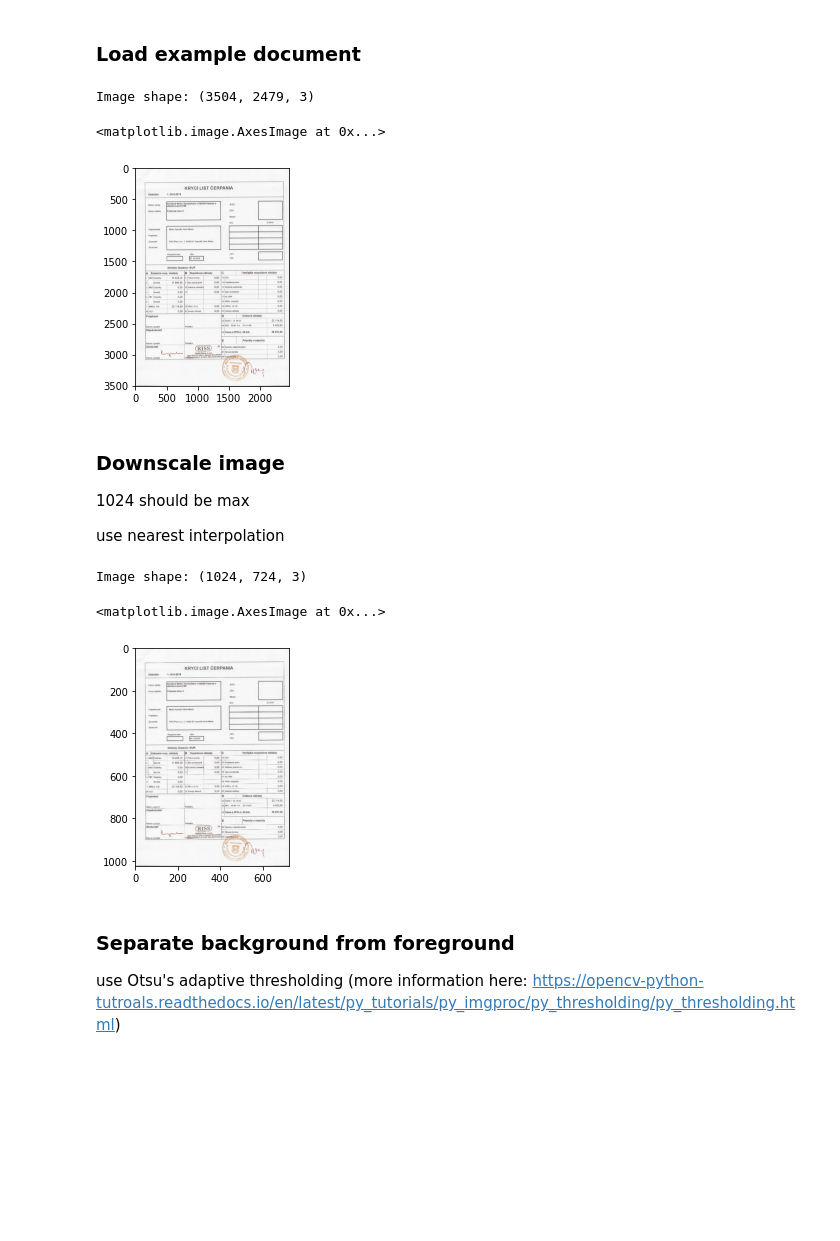
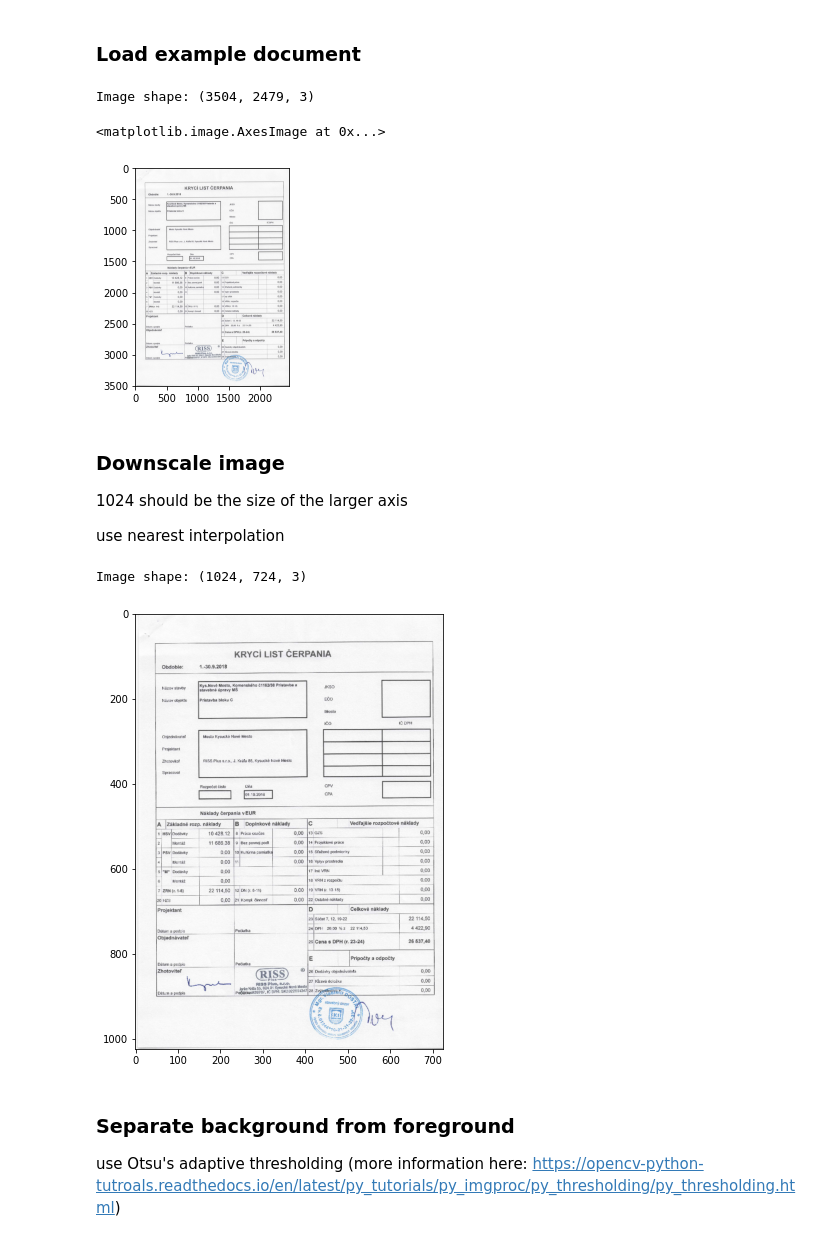
Before and after one commit to mullevik/stamp-detector, a Jupyter notebook: research/clustering.ipynb, the cells around one changed output. Saved outputs shown, nothing was run; the diff lists cells and outputs as text; code cells hidden in the pictures; blank space fills up the shorter version.

```diff
--- a/research/clustering.ipynb
+++ b/research/clustering.ipynb
@@ -12,30 +18,34 @@ document_file_name = "../data/documents/stamps/faktúra.pdf-2.jpg"
 
 image: np.ndarray = cv2.imread(document_file_name)
 
+
 print(f"Image shape: {image.shape}")
-plt.imshow(image)
+rgb_image = cv2.cvtColor(image, cv2.COLOR_BGR2RGB)
+plt.imshow(rgb_image)
 # %% [output]
 Image shape: (3504, 2479, 3)
 <matplotlib.image.AxesImage at 0x...>
-[figure, old version]
+[figure, new version]
 # %% [markdown]
 ### Downscale image
-1024 should be max
+1024 should be the size of the larger axis
 
 use nearest interpolation
 # %%
 MAX_PIXEL_SIZE = 1024
 larger_axis_size = max(image.shape[0], image.shape[1])
 if larger_axis_size > MAX_PIXEL_SIZE:
     scale_factor = MAX_PIXEL_SIZE / larger_axis_size
     image = cv2.resize(image, dsize=None, fx=scale_factor, fy=scale_factor, interpolation=cv2.INTER_NEAREST)
 
 print(f"Image shape: {image.shape}")
-plt.imshow(image)
+rgb_image = cv2.cvtColor(image, cv2.COLOR_BGR2RGB)
+plt.figure(figsize = (8, 8))
+plt.imshow(rgb_image)
+plt.show()
 # %% [output]
 Image shape: (1024, 724, 3)
-<matplotlib.image.AxesImage at 0x...>
-[figure, old version]
+[figure, new version]
 # %% [markdown]
 ### Separate background from foreground
 
```
Also changed, not shown: parts of 4 cells of this notebook.
